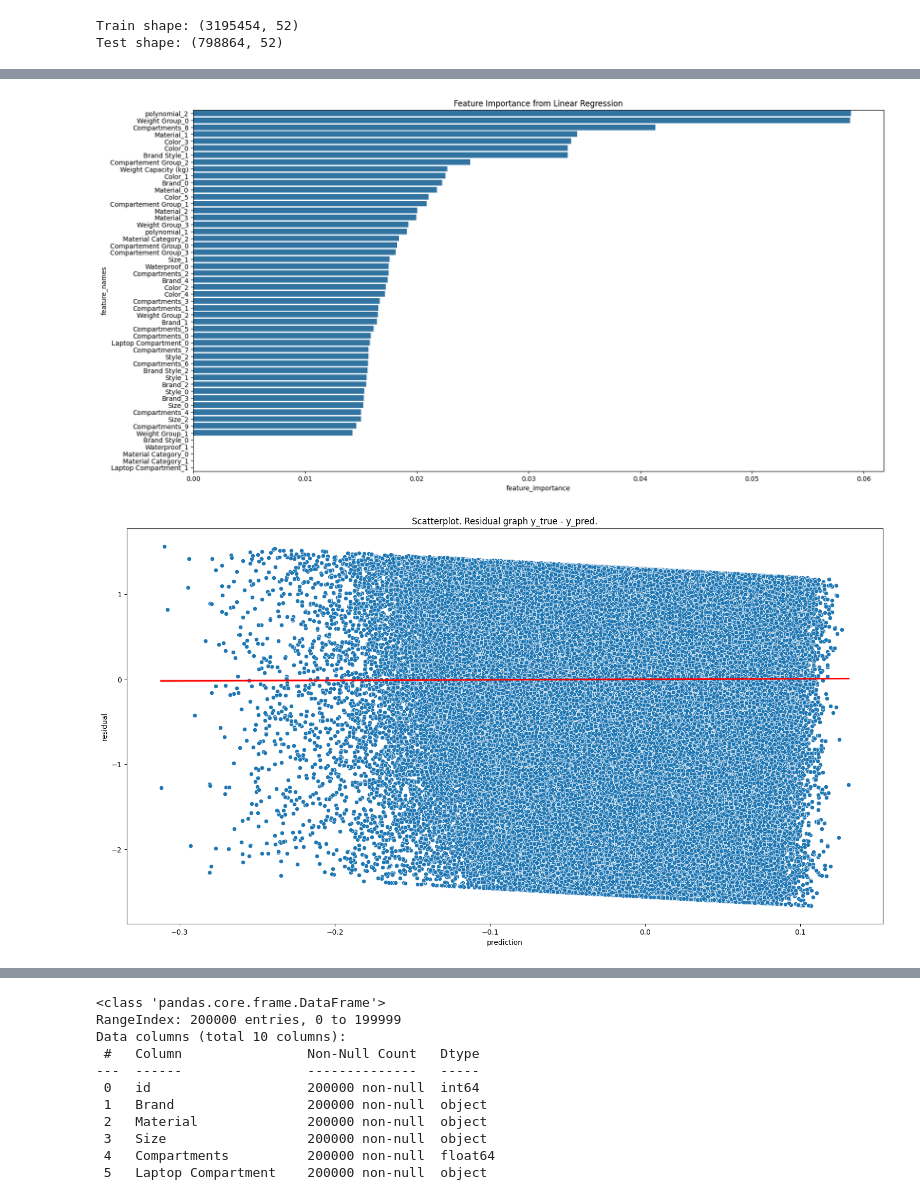
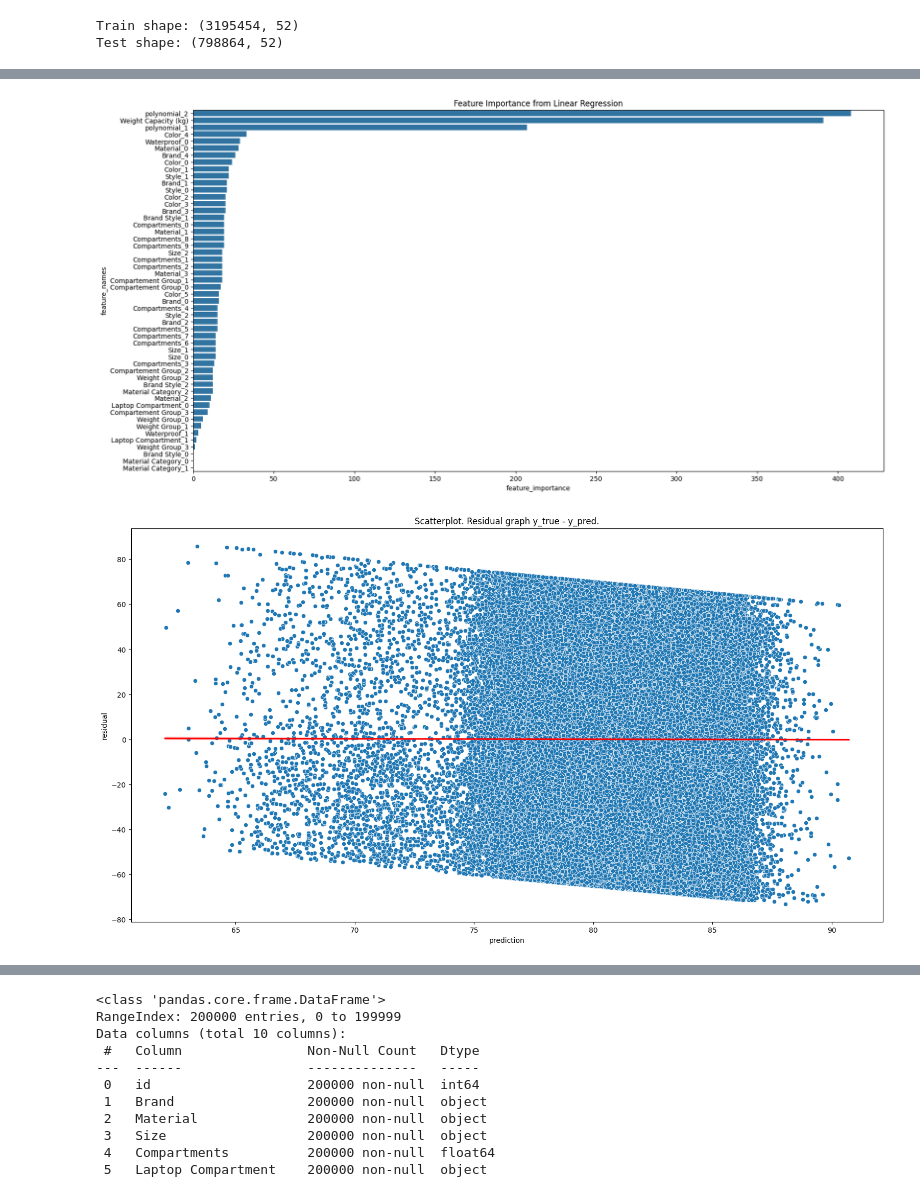
Before and after one commit to BaptPicxDev/swag2-backpack-predict, a Jupyter notebook: notebooks/training.ipynb, the cells around one changed output, grey strips where cells are left out. Cells and saved outputs as stored; diff of their text form; code cells hidden in the pictures.

Commit message:
Fixing verbose for LGBM _ scoring 39,125 with LGBm

```diff
--- a/notebooks/training.ipynb
+++ b/notebooks/training.ipynb
@@ -113,8 +108,6 @@ memory usage: 15.3+ MB
 # distplot(df=df_train, variable_name="Price")
 # df_train = df_train.drop(df_train[df_train.Price >= 140].index)
 distplot(df=df_train, variable_name="Price")
-df_train = apply_log_to_output(df=df_train, output_column_name="Price")
-distplot(df=df_train, variable_name="log_Price")
 # %% [output]
 <Figure size 1900x1000 with 0 Axes>
 [figure]
@@ -347,5 +321,5 @@ correlation_heatmap(df_correlation=corr)
 # %%
-column_names = df_train_dummy.drop(columns=["Price", "log_Price", "index", "id"], errors="ignore").columns
+column_names = df_train_dummy.drop(columns=["Price", "index", "id"], errors="ignore").columns
 X = df_train_dummy.loc[:, column_names]
 y = df_train_dummy.loc[:, ["Price"]]
 X_train, X_test, y_train, y_test = split_X_y_in_train_test_sets(X=X, y=y)
@@ -380,7 +354,7 @@ from src.model import (
     run_grid_search_and_kfold,
 )
 
-best_model, parameters = get_xgboost_model()
+best_model, parameters = get_lgbm_model()
 start_time = dt.datetime.now()
 best_model, cv_results = run_grid_search_and_kfold(
     model=best_model,
@@ -393,7 +367,7 @@ total_time_in_minutes = round((dt.datetime.now() - start_time).seconds / 60)
 print(f"L'entrainement a pris {str(round(total_time_in_minutes))} minutes.")
 make_a_sound(message="Entrainement du modèle terminé.")
 y_test_pred = best_model.predict(X_test)
-score = np.sqrt(mean_squared_error(y_true=np.expm1(y_test), y_pred=np.expm1(y_test_pred)))
+score = np.sqrt(mean_squared_error(y_true=y_test, y_pred=y_test_pred))
 print(f"Score: {score:.2f}") # vs {score_l:.2f} vs {score_rf:.2f}")
 print("Selected params are:")
 if isinstance(best_model, XGBRegressor) or isinstance(best_model, CatBoostRegressor) or isinstance(best_model, LGBMRegressor):
@@ -409,4 +383,5 @@ elif isinstance(best_model, RandomForestRegressor):
     print(f"max_depth: {best_model.get_params().get('max_depth')}.")
 else:
     raise TypeError(f"{type(best_model)}")
+print(f"Score: {score:.2f}") # vs {score_l:.2f} vs {score_rf:.2f}")
 # %% [output]
@@ -425,14 +408,14 @@ vizualize_feature_importance(
     feature_names=column_names,
 )
 # %% [output]
-[figure, old version]
+[figure, new version]
 # %%
 vizualise_residual(
-    y_true=y_test["log_Price"].values,
+    y_true=y_test["Price"].values,
     y_pred=best_model.predict(X_test[column_names]).reshape(-1),
-    subset=1_000_000,
+    subset=100_000,
 )
 # %% [output]
-[figure, old version]
+[figure, new version]
 # %%
 X_test["predictions"] = best_model.predict(X_test[column_names]).reshape(-1)
```
Also changed, not shown: parts of 19 cells of this notebook, 1 other file.
